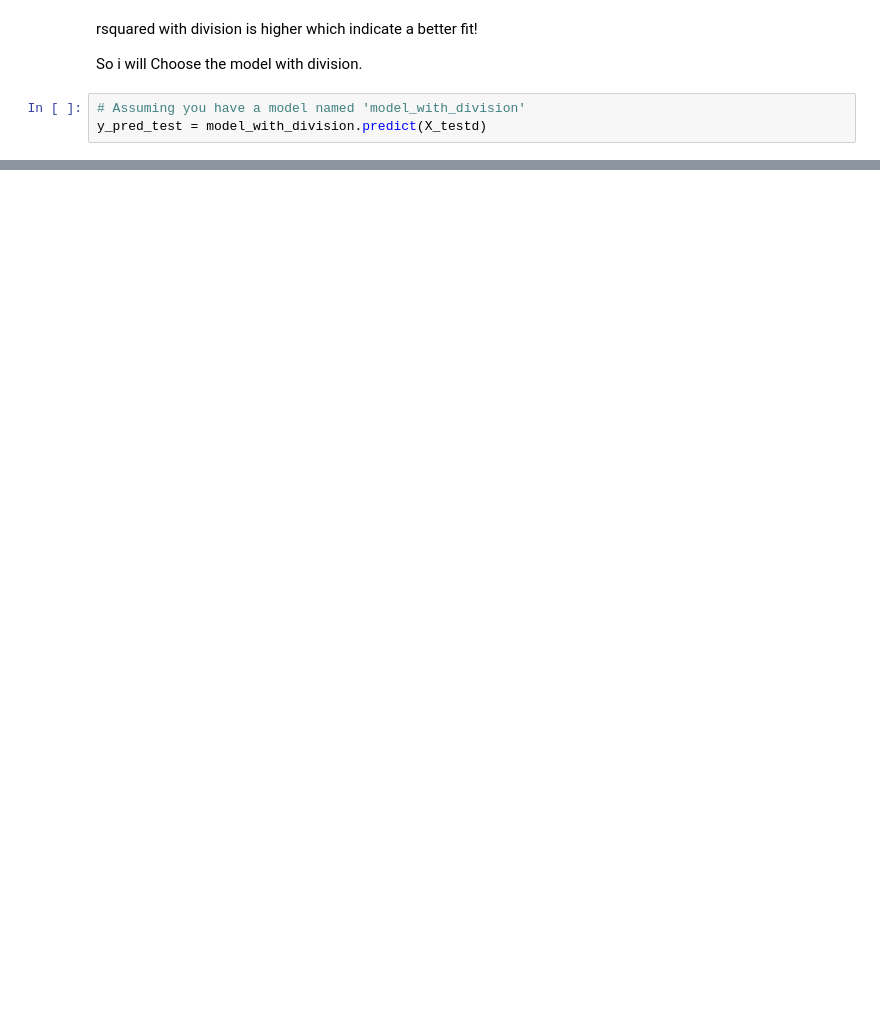
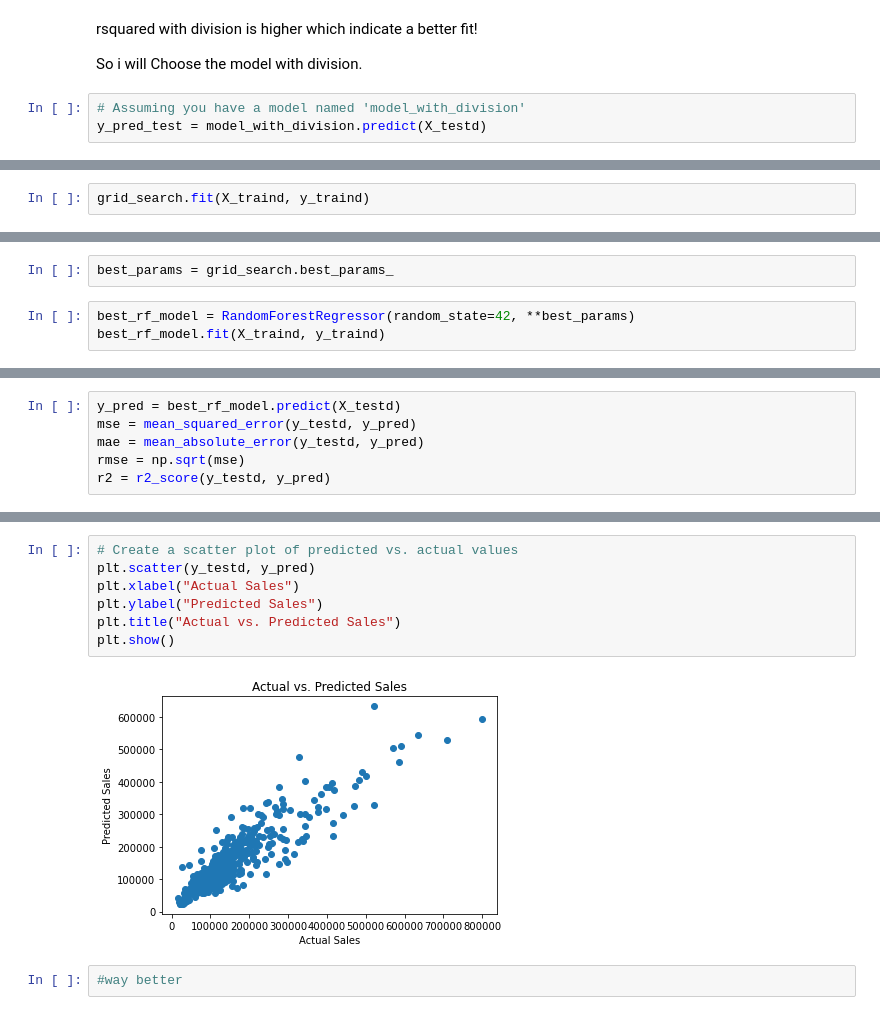
Before and after one commit to NadiaKACEM/Marketing-Mix-Modeling-LR-RF, a Jupyter notebook: main.ipynb, the cells around one changed output, grey strips where cells are left out. Saved outputs shown, nothing was run; the diff lists cells and outputs as text; blank space fills up the shorter version.

```diff
--- a/main.ipynb
+++ b/main.ipynb
@@ -298,0 +429,2 @@ plt.show()
+# %%
+grid_search.fit(X_traind, y_traind)
@@ -298,0 +437,5 @@ plt.show()
+# %%
+best_params = grid_search.best_params_
+# %%
+best_rf_model = RandomForestRegressor(random_state=42, **best_params)
+best_rf_model.fit(X_traind, y_traind)
@@ -298,0 +444,6 @@ plt.show()
+# %%
+y_pred = best_rf_model.predict(X_testd)
+mse = mean_squared_error(y_testd, y_pred)
+mae = mean_absolute_error(y_testd, y_pred)
+rmse = np.sqrt(mse)
+r2 = r2_score(y_testd, y_pred)
@@ -298,0 +462,11 @@ plt.show()
+# %%
+# Create a scatter plot of predicted vs. actual values
+plt.scatter(y_testd, y_pred)
+plt.xlabel("Actual Sales")
+plt.ylabel("Predicted Sales")
+plt.title("Actual vs. Predicted Sales")
+plt.show()
+# %% [output]
+[figure, added]
+# %%
+#way better
```
Also changed, not shown: parts of 36 cells of this notebook.
